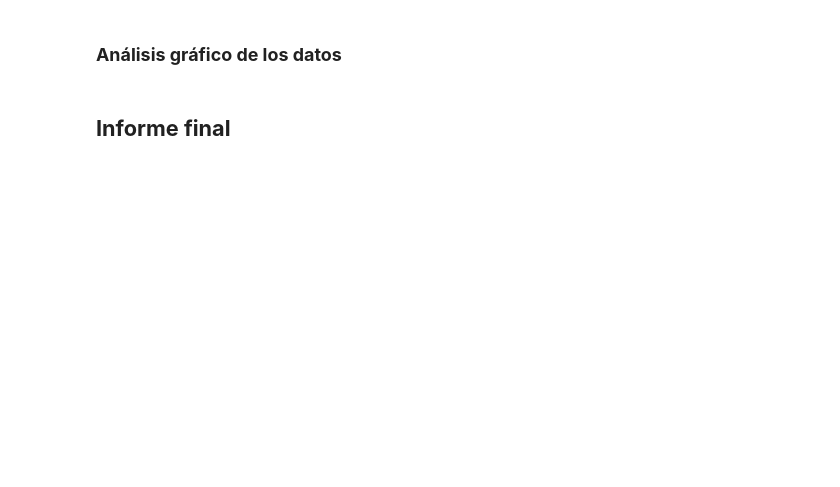
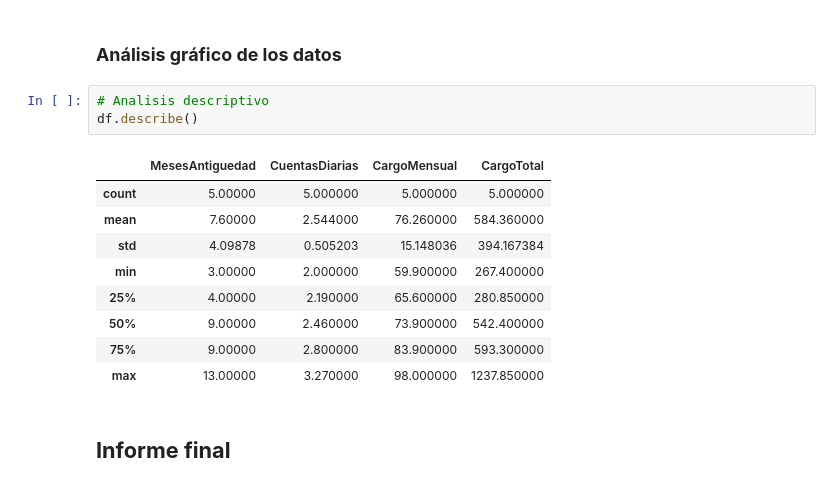
Before and after one commit to DanielRaiicHu/TelecomX, a Jupyter notebook: TelecomX.ipynb, the cells around one changed output. Drawn from its saved outputs; the diff is of its cells as text; blank space fills up the shorter version.

```diff
--- a/TelecomX.ipynb
+++ b/TelecomX.ipynb
@@ -441,4 +453,17 @@ memory usage: 972.0+ bytes
 # %% [markdown]
 ### **Análisis gráfico de los datos**
+# %%
+# Analisis descriptivo
+df.describe()
+# %% [output]
+|  | MesesAntiguedad | CuentasDiarias | CargoMensual | CargoTotal |
+| count | 5.00000 | 5.000000 | 5.000000 | 5.000000 |
+| mean | 7.60000 | 2.544000 | 76.260000 | 584.360000 |
+| std | 4.09878 | 0.505203 | 15.148036 | 394.167384 |
+| min | 3.00000 | 2.000000 | 59.900000 | 267.400000 |
+| 25% | 4.00000 | 2.190000 | 65.600000 | 280.850000 |
+| 50% | 9.00000 | 2.460000 | 73.900000 | 542.400000 |
+| 75% | 9.00000 | 2.800000 | 83.900000 | 593.300000 |
+| max | 13.00000 | 3.270000 | 98.000000 | 1237.850000 |
 # %% [markdown]
 ## **Informe final**
```
Also changed, not shown: parts of 13 cells of this notebook.
